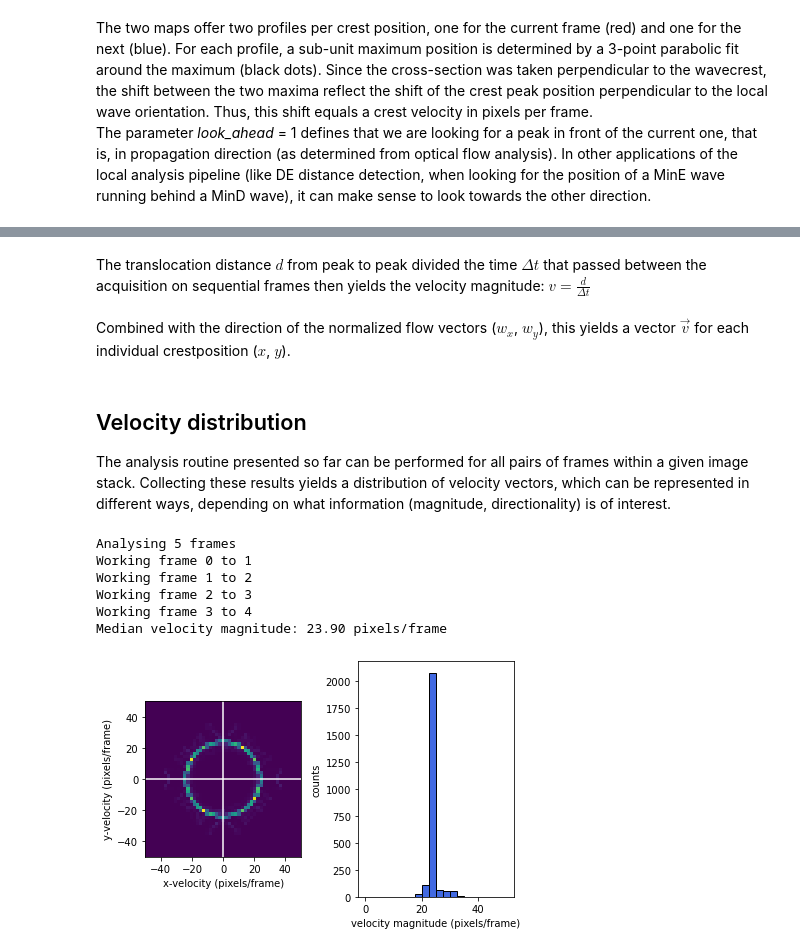
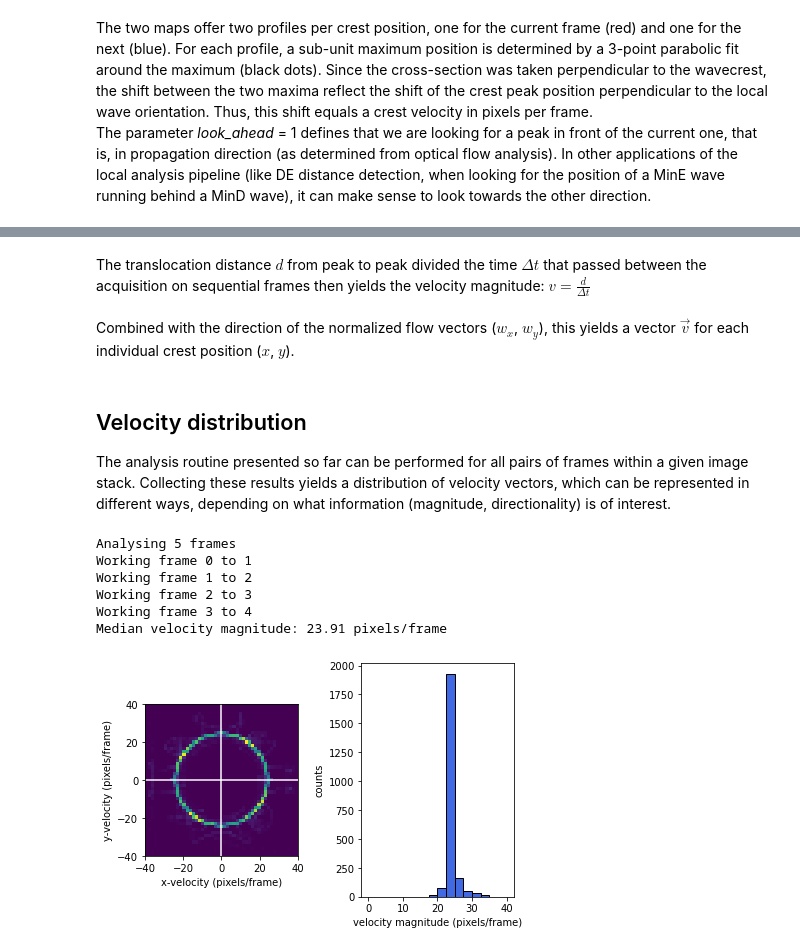
Before and after one commit to M-Sabrina/MinDE_analysis_2022, a Jupyter notebook: DEMO_MinDE_local_analysis.ipynb, the cells around one changed output, grey strips where cells are left out. Saved outputs shown, nothing was run; the diff lists cells and outputs as text; code cells hidden in the pictures.

```diff
--- a/DEMO_MinDE_local_analysis.ipynb
+++ b/DEMO_MinDE_local_analysis.ipynb
@@ -128,0 +132,30 @@ We obtain this information in the form of flow field vector maps describing the
+# %%
+# build kernel for first smoothing step (for processing)
+general_kernel = np.ones((kernel_size_general, kernel_size_general), np.float32) / (kernel_size_general ** 2)
+
+# build kernel for obtaining flow pattern
+flow_kernel = np.ones((kernel_size_flow, kernel_size_flow), np.float32) / (kernel_size_flow ** 2)
+
+# create lightly and strongly smoothed images
+im0_raw = MinDE_st[0, :, :]
+im1_raw = MinDE_st[1, :, :]
+im0_smz = filter2D(im0_raw, -1, general_kernel)
+im1_smz = filter2D(im1_raw, -1, general_kernel)
+im0_smz_flow = filter2D(im0_smz, -1, flow_kernel)
+im1_smz_flow = filter2D(im1_smz, -1, flow_kernel)
+
+fig, (ax1, ax2, ax3) = plt.subplots(1,3)
+ax1.imshow(im0_raw)
+ax1.set_title("Original")
+ax1.set_xlabel("x (pixels)")
+ax1.set_ylabel("y (pixels)")
+ax2.imshow(im0_smz)
+ax2.set_title("Lightly smoothed")
+ax2.set_xlabel("x (pixels)")
+ax2.set_ylabel("y (pixels)")
+ax3.imshow(im0_smz_flow)
+ax3.set_title("Strongly smoothed")
+ax3.set_xlabel("x (pixels)")
+ax3.set_ylabel("y (pixels)")
+fig.tight_layout()
+plt.show()
@@ -207,7 +243,7 @@ For each crest point and its accompanying wavevector, we can now obtain a cross-
 Left panel: For clarity, we show a zoomed-in section of the pattern and the overlaying crests (red) and cross-section samplings (black). Right panel: The corresponding sampling map.
 # %%
 (profile_map1, xxgrid, yygrid,) = min_de_patterns_crests.sample_crests(
-    im0,
+    im0_smz,
     crests_x,
     crests_y,
     forward_wavevector_x,
@@ -267,6 +303,6 @@ If there is no shifted intensity profile visible in the sampling map below, prob
 # %%
 (profile_map2, xxgrid, yygrid,) = min_de_patterns_crests.sample_crests(
-    im1,
+    im1_smz,
     crests_x,
     crests_y,
     forward_wavevector_x,
@@ -355,37 +391,38 @@ plt.show()
 # %% [markdown]
 The translocation distance $d$ from peak to peak divided the time $\Delta t$ that passed between the acquisition on sequential frames then yields the velocity magnitude: $v = \frac{d}{\Delta t}$<br>
 <br>
-Combined with the direction of the normalized flow vectors ($w_x$, $w_y$), this yields a vector $\vec{v}$ for each individual crestposition ($x$, $y$).
+Combined with the direction of the normalized flow vectors ($w_x$, $w_y$), this yields a vector $\vec{v}$ for each individual crest position ($x$, $y$).
 # %% [markdown]
 ## Velocity distribution
 The analysis routine presented so far can be performed for all pairs of frames within a given image stack. Collecting these results yields a distribution of velocity vectors, which can be represented in different ways, depending on what information (magnitude, directionality) is of interest.
 # %%
 (
     fig,
     ax_wheel,
     ax_sum,
     velocities,  # velocity magnitude
     forward_wavevector_x,  # unit vector w_x
     forward_wavevector_y,  # unit vector w_y
     all_wheels,  # data generated for velocity wheel (2D histogram)
 ) = local_velocity_analysis(
     MinDE_st_original,
     frames_to_analyse=5,  # use first ... frames
     halfspan=halfspan,
     sampling_density=sampling_density,
-    edge=50,  # width of velocity wheel (2D histogram) and max of magnitude histogram
+    edge=40,  # width of velocity wheel (2D histogram) and max of magnitude histogram
     bins_wheel=50,  # number of bins (horizontal/vertical) for velocity wheel (2D histogram)
     binwidth_sum=2.5,  # binwidth for velocity mangitude histogram
-    kernel_size_flow=35,  # kernel for additional smoothing step
-    look_ahead=1,  # 1 -> in propagation direction, -1 -> against it
-    demo=1,  # 1 -> return figure handles
+    kernel_size_general=kernel_size_general,  # kernel for first smoothing step
+    kernel_size_flow=kernel_size_flow,  # kernel for additional smoothing step
+    look_ahead=1,  # 1 -> look in propagation direction, -1 -> against it
+    demo=True,  # True -> return figure handles
 )
 plt.show()
 # %% [output]
 Analysing 5 frames
 Working frame 0 to 1
 Working frame 1 to 2
 Working frame 2 to 3
 Working frame 3 to 4
-Median velocity magnitude: 23.90 pixels/frame
+Median velocity magnitude: 23.91 pixels/frame
-[figure, old version]
+[figure, new version]
```
Also changed, not shown: parts of 25 cells of this notebook, 15 other files.
